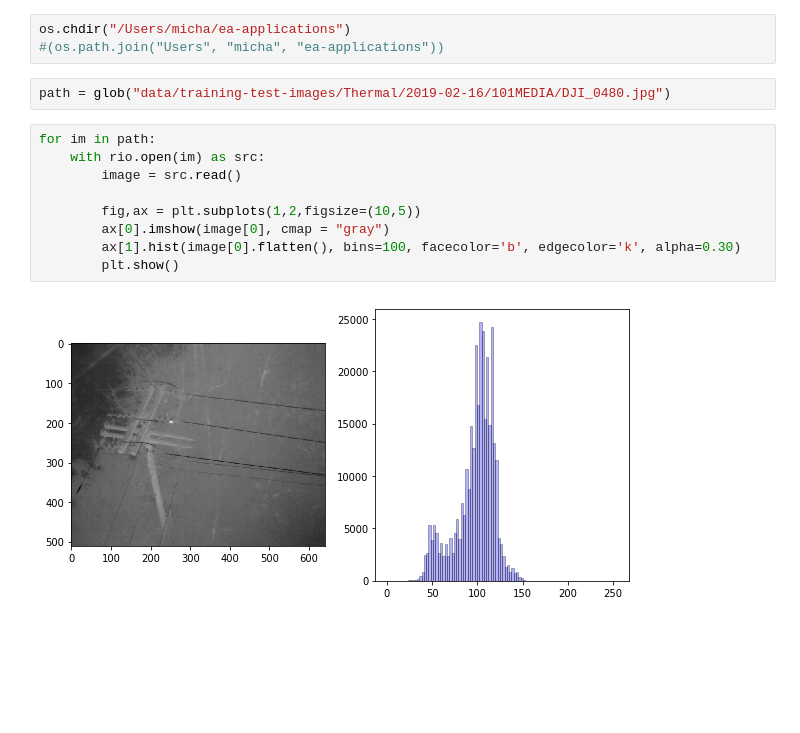
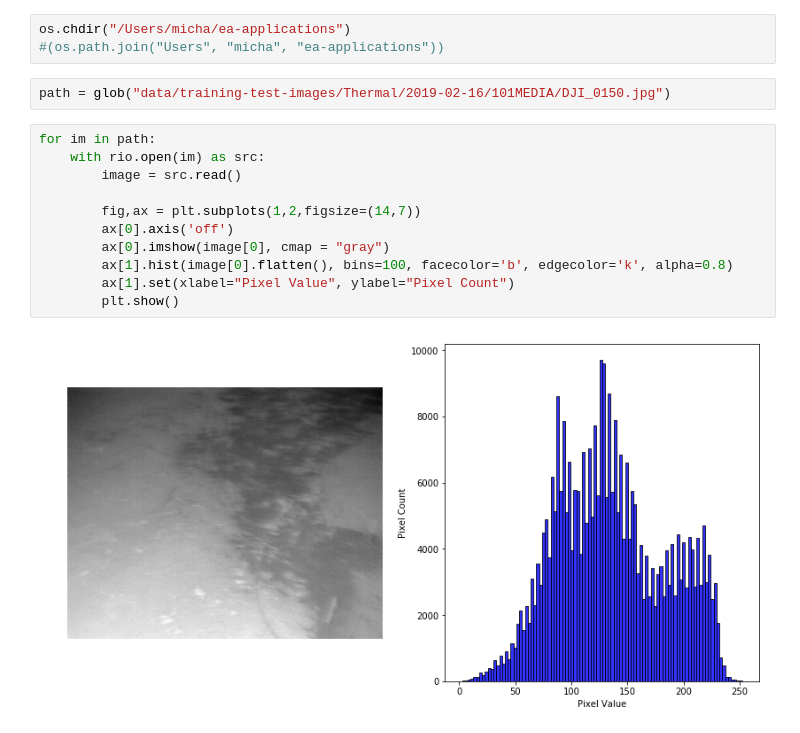
Before and after one commit to mlevis1/uav-image-analysis, a Jupyter notebook: methods/test_notebooks/all_therm_im_and_hist.ipynb, the cells around one changed output. Saved outputs shown, nothing was run; the diff lists cells and outputs as text; blank space fills up the shorter version.

```diff
--- a/methods/test_notebooks/all_therm_im_and_hist.ipynb
+++ b/methods/test_notebooks/all_therm_im_and_hist.ipynb
@@ -10,15 +10,17 @@ import scipy
 os.chdir("/Users/micha/ea-applications")
 #(os.path.join("Users", "micha", "ea-applications"))
 # %%
-path = glob("data/training-test-images/Thermal/2019-02-16/101MEDIA/DJI_0480.jpg")
+path = glob("data/training-test-images/Thermal/2019-02-16/101MEDIA/DJI_0150.jpg")
 # %%
 for im in path:
     with rio.open(im) as src:
         image = src.read()
 
-        fig,ax = plt.subplots(1,2,figsize=(10,5))
+        fig,ax = plt.subplots(1,2,figsize=(14,7))
+        ax[0].axis('off')
         ax[0].imshow(image[0], cmap = "gray")
-        ax[1].hist(image[0].flatten(), bins=100, facecolor='b', edgecolor='k', alpha=0.30)
+        ax[1].hist(image[0].flatten(), bins=100, facecolor='b', edgecolor='k', alpha=0.8)
+        ax[1].set(xlabel="Pixel Value", ylabel="Pixel Count")
         plt.show()
 # %% [output]
-[figure, old version]
+[figure, new version]
```
Also changed, not shown: 13 other files.
